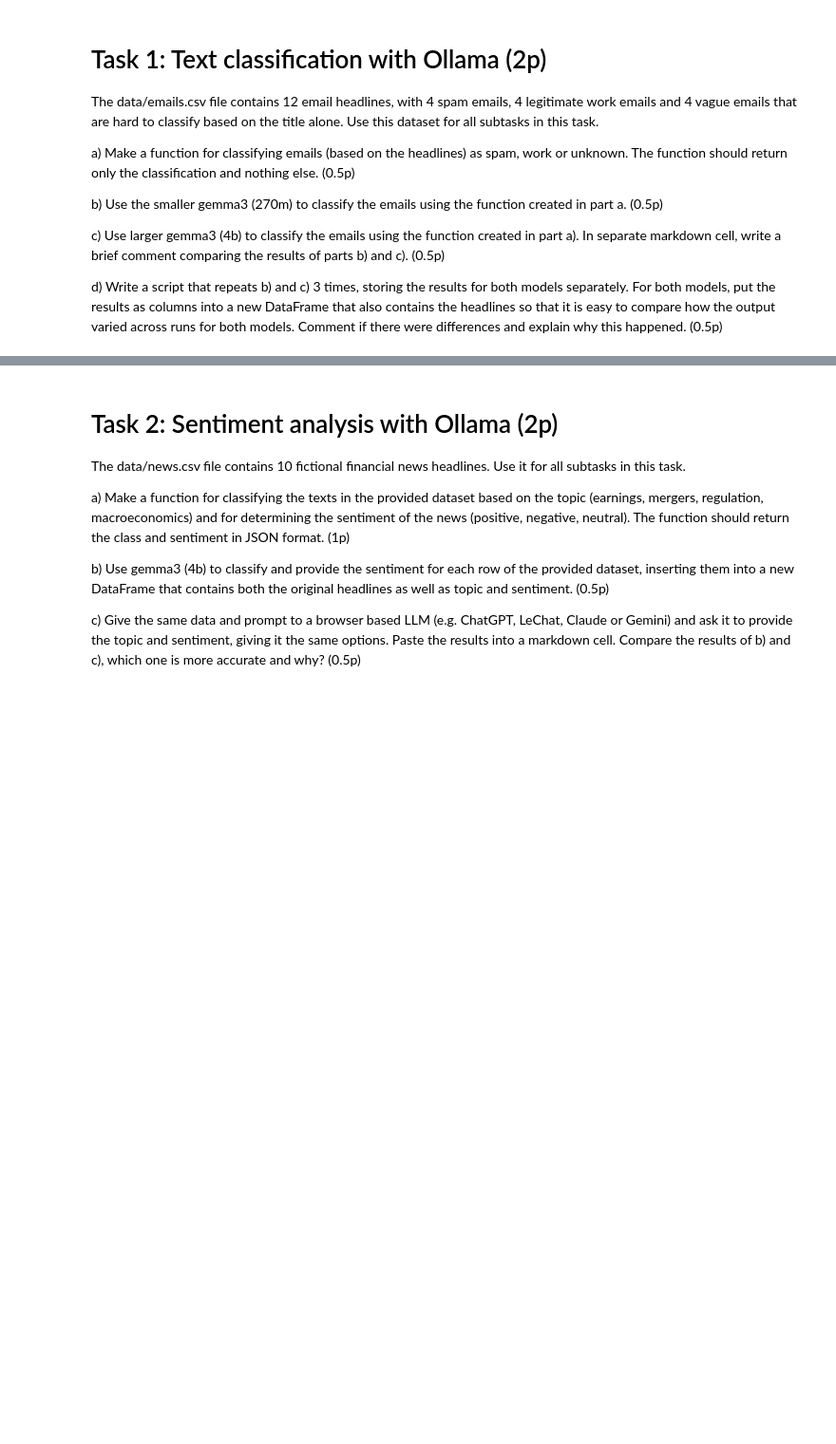
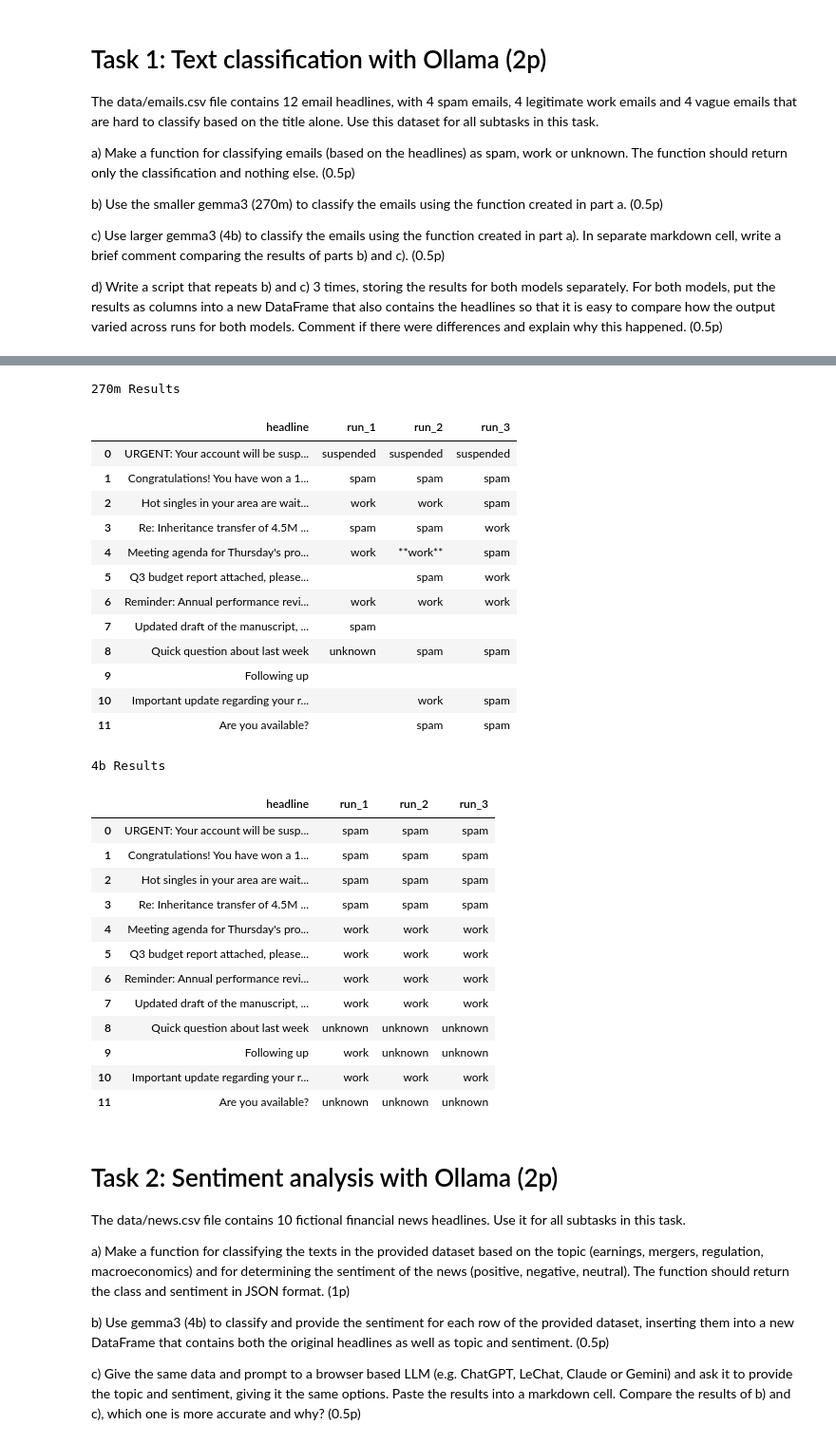
Before and after one commit to Josh-pk/pythonforbusiness26, a Jupyter notebook: assignments/assignment3/assignment3.ipynb, the cells around one changed output, grey strips where cells are left out. Shown at 95% size. Drawn from its saved outputs; the diff is of its cells as text; code cells hidden in the pictures; blank space fills up the shorter version.

```diff
--- a/assignments/assignment3/assignment3.ipynb
+++ b/assignments/assignment3/assignment3.ipynb
@@ -88,0 +75,7 @@ EmptyDataError: No columns to parse from file
+# %%
+# b)
+emails["gemma3_270m"]=emails["headline"].apply(
+    lambda x: classify_email(x, "gemma3:270m")
+)
+
+emails
@@ -88,0 +96,7 @@ EmptyDataError: No columns to parse from file
+# %%
+# c)
+emails["gemma3_4b"]=emails["headline"].apply(
+    lambda x: classify_email(x, "gemma3:4b")
+)
+
+emails
@@ -89,3 +117,54 @@ EmptyDataError: No columns to parse from file
+# %%
+# d)
+results_270m = pd.DataFrame()
+results_4b = pd.DataFrame()
+
+results_270m["headline"] = emails["headline"]
+results_4b["headline"] = emails["headline"]
+
+for i in range(3):
+    results_270m[f"run_{i+1}"] = emails["headline"].apply(
+        lambda x: classify_email(x, "gemma3:270m")
+    )
+
+    results_4b[f"run_{i+1}"] = emails["headline"].apply(
+        lambda x: classify_email(x, "gemma3:4b")
+    )
+
+print("270m Results")
+display(results_270m)
+
+print("4b Results")
+display(results_4b)
+# %% [output]
+270m Results
+|  | headline | run_1 | run_2 | run_3 |
+| 0 | URGENT: Your account will be susp... | suspended | suspended | suspended |
+| 1 | Congratulations! You have won a 1... | spam | spam | spam |
+| 2 | Hot singles in your area are wait... | work | work | spam |
+| 3 | Re: Inheritance transfer of 4.5M ... | spam | spam | work |
+| 4 | Meeting agenda for Thursday's pro... | work | **work** | spam |
+| 5 | Q3 budget report attached, please... |  | spam | work |
+| 6 | Reminder: Annual performance revi... | work | work | work |
+| 7 | Updated draft of the manuscript, ... | spam |  |  |
+| 8 | Quick question about last week | unknown | spam | spam |
+| 9 | Following up |  |  |  |
+| 10 | Important update regarding your r... |  | work | spam |
+| 11 | Are you available? |  | spam | spam |
+4b Results
+|  | headline | run_1 | run_2 | run_3 |
+| 0 | URGENT: Your account will be susp... | spam | spam | spam |
+| 1 | Congratulations! You have won a 1... | spam | spam | spam |
+| 2 | Hot singles in your area are wait... | spam | spam | spam |
+| 3 | Re: Inheritance transfer of 4.5M ... | spam | spam | spam |
+| 4 | Meeting agenda for Thursday's pro... | work | work | work |
+| 5 | Q3 budget report attached, please... | work | work | work |
+| 6 | Reminder: Annual performance revi... | work | work | work |
+| 7 | Updated draft of the manuscript, ... | work | work | work |
+| 8 | Quick question about last week | unknown | unknown | unknown |
+| 9 | Following up | work | unknown | unknown |
+| 10 | Important update regarding your r... | work | work | work |
+| 11 | Are you available? | unknown | unknown | unknown |
 # %% [markdown]
 # Task 2: Sentiment analysis with Ollama (2p)
 The data/news.csv file contains 10 fictional financial news headlines. Use it for all subtasks in this task.
```
Also changed, not shown: parts of 14 cells of this notebook, 5 other files.
